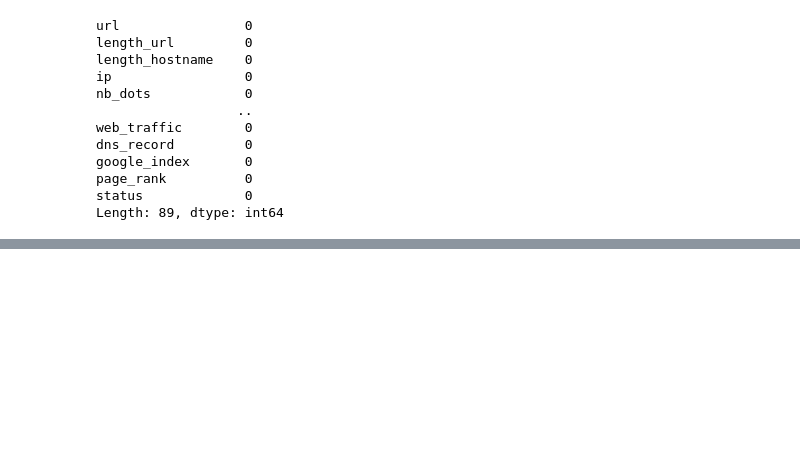
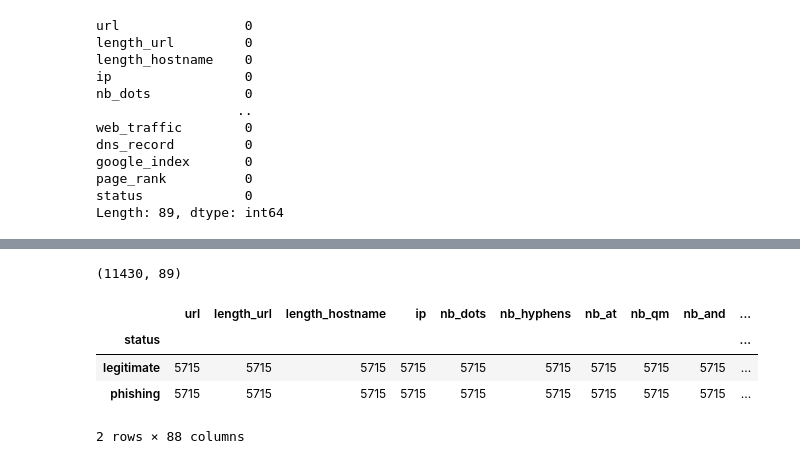
Before and after one commit to DhanrajGangireddy/Project, a Jupyter notebook: Trainingfile.ipynb, the cells around one changed output, grey strips where cells are left out. Cells and saved outputs as stored; diff of their text form; code cells hidden in the pictures; blank space fills up the shorter version.

```diff
--- a/Trainingfile.ipynb
+++ b/Trainingfile.ipynb
@@ -88,0 +157,12 @@ Length: 89, dtype: int64
+# %%
+df.shape
+# %% [output]
+(11430, 89)
+# %%
+df.groupby(['status']).count()
+# %% [output]
+|  | url | length_url | length_hostname | ip | nb_dots | nb_hyphens | nb_at | nb_qm | nb_and | ... |
+| status |  |  |  |  |  |  |  |  |  | ... |
+| legitimate | 5715 | 5715 | 5715 | 5715 | 5715 | 5715 | 5715 | 5715 | 5715 | ... |
+| phishing | 5715 | 5715 | 5715 | 5715 | 5715 | 5715 | 5715 | 5715 | 5715 | ... |
+2 rows × 88 columns
```
Also changed, not shown: parts of 8 cells of this notebook.
